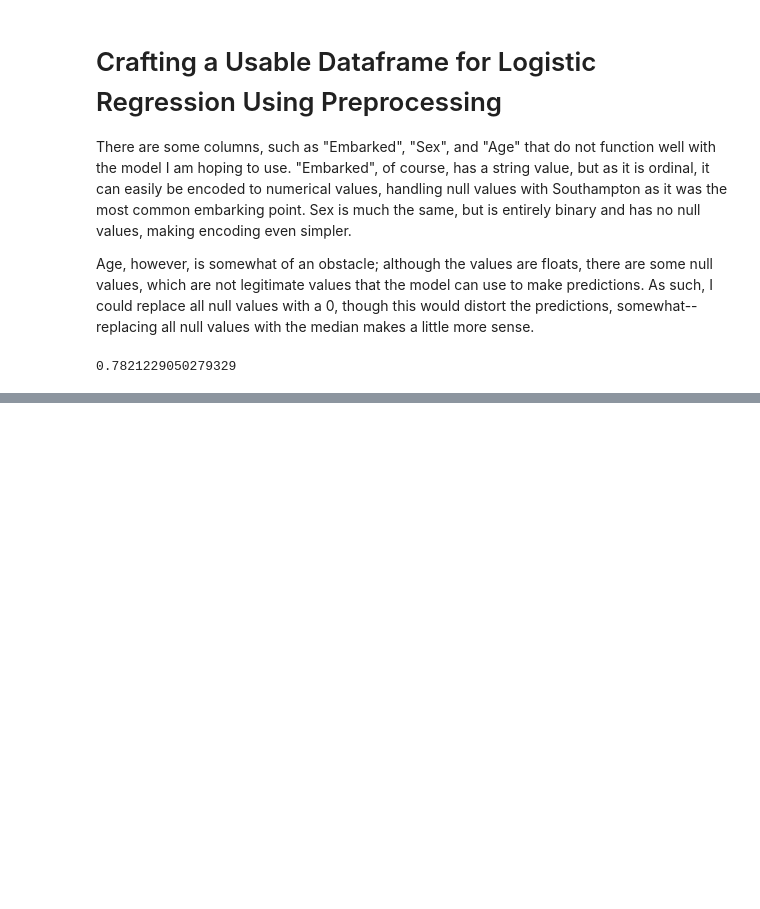
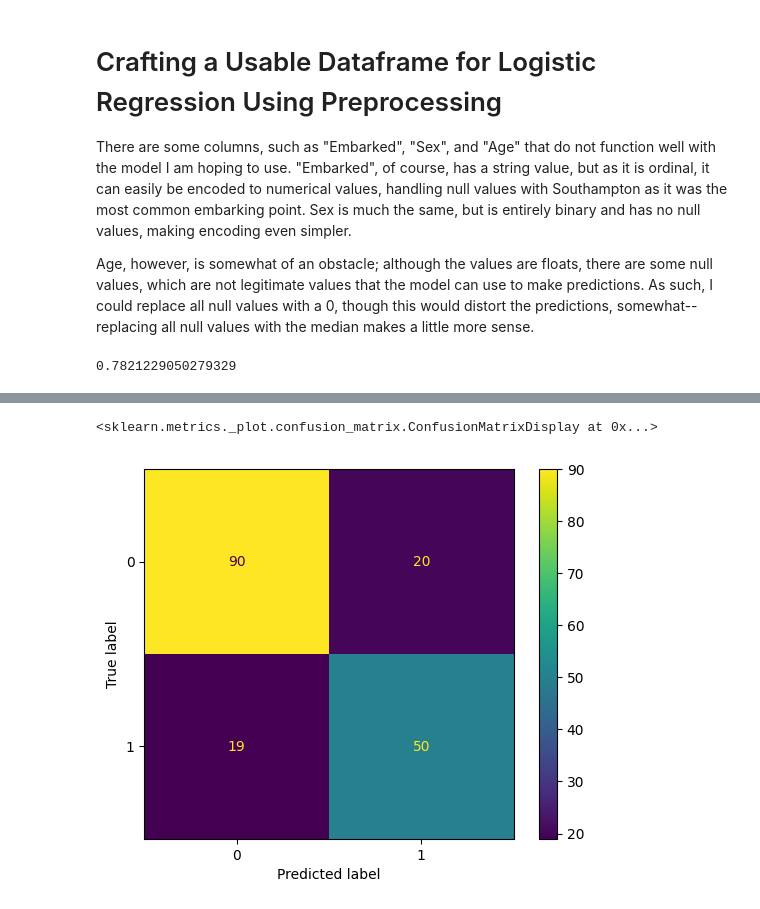
Before and after one commit to HarshBains/harsh_bains_csci_1070, a Jupyter notebook: Week 07/Quiz6.ipynb, the cells around one changed output, grey strips where cells are left out. Cells and saved outputs as stored; diff of their text form; code cells hidden in the pictures; blank space fills up the shorter version.

```diff
--- a/Week 07/Quiz6.ipynb
+++ b/Week 07/Quiz6.ipynb
@@ -78,0 +106,5 @@ logRegression.score(X_test, y_test)
+# %%
+ConfusionMatrixDisplay.from_estimator(logRegression, X_test, y_test)
+# %% [output]
+<sklearn.metrics._plot.confusion_matrix.ConfusionMatrixDisplay at 0x...>
+[figure, added]
```
Also changed, not shown: parts of 3 cells of this notebook, 4 other files.
